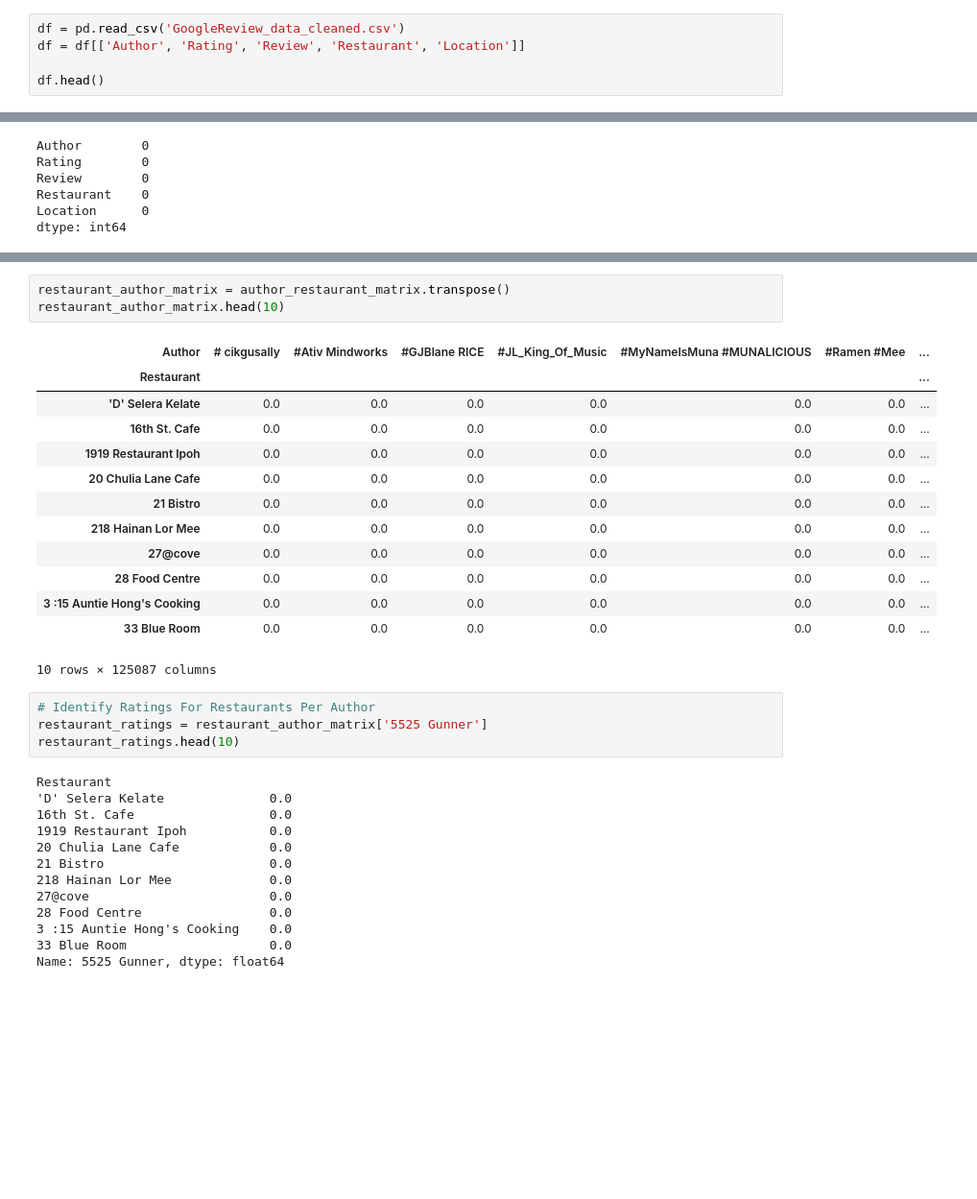
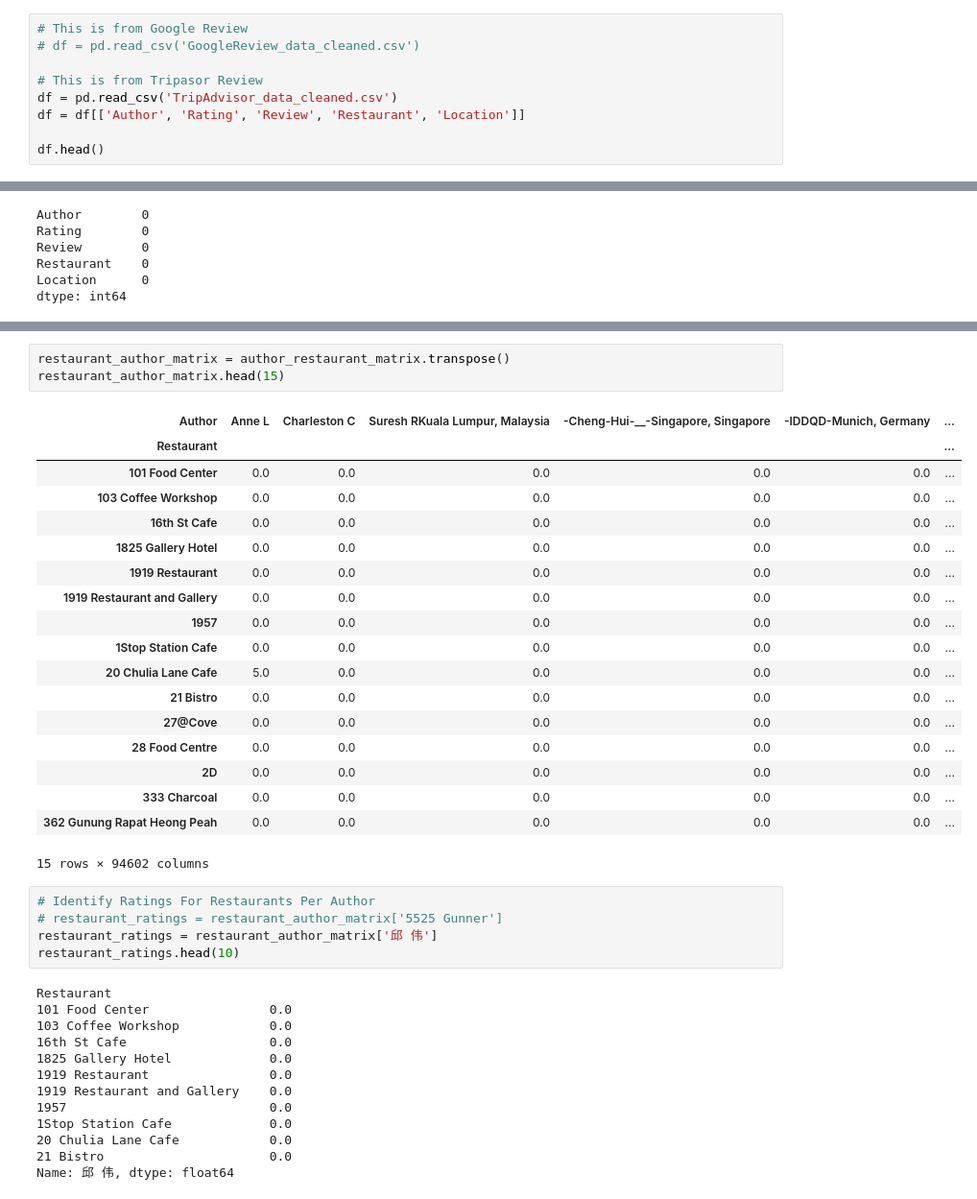
Before and after one commit to SheeYeap02/Restaurant-Recommender, a Jupyter notebook: User-Based Collaborative Filtering.ipynb, the cells around one changed output, grey strips where cells are left out. Shown at 96% size. Saved outputs shown, nothing was run; the diff lists cells and outputs as text; blank space fills up the shorter version.

```diff
--- a/User-Based Collaborative Filtering.ipynb
+++ b/User-Based Collaborative Filtering.ipynb
@@ -11,7 +11,11 @@ from nltk.tokenize import WordPunctTokenizer
 import warnings
 warnings.filterwarnings('ignore')
 # %%
-df = pd.read_csv('GoogleReview_data_cleaned.csv')
+# This is from Google Review
+# df = pd.read_csv('GoogleReview_data_cleaned.csv')
+
+# This is from Tripasor Review
+df = pd.read_csv('TripAdvisor_data_cleaned.csv')
 df = df[['Author', 'Rating', 'Review', 'Restaurant', 'Location']]
 
 df.head()
@@ -63,35 +78,41 @@ author_restaurant_matrix.head()
 # %%
 restaurant_author_matrix = author_restaurant_matrix.transpose()
-restaurant_author_matrix.head(10)
+restaurant_author_matrix.head(15)
 # %% [output]
-| Author | # cikgusally | #Ativ Mindworks | #GJBlane RICE | #JL_King_Of_Music | #MyNameIsMuna #MUNALICIOUS | #Ramen #Mee | ... |
-| Restaurant |  |  |  |  |  |  | ... |
-| 'D' Selera Kelate | 0.0 | 0.0 | 0.0 | 0.0 | 0.0 | 0.0 | ... |
-| 16th St. Cafe | 0.0 | 0.0 | 0.0 | 0.0 | 0.0 | 0.0 | ... |
-| 1919 Restaurant Ipoh | 0.0 | 0.0 | 0.0 | 0.0 | 0.0 | 0.0 | ... |
-| 20 Chulia Lane Cafe | 0.0 | 0.0 | 0.0 | 0.0 | 0.0 | 0.0 | ... |
-| 21 Bistro | 0.0 | 0.0 | 0.0 | 0.0 | 0.0 | 0.0 | ... |
-| 218 Hainan Lor Mee | 0.0 | 0.0 | 0.0 | 0.0 | 0.0 | 0.0 | ... |
-| 27@cove | 0.0 | 0.0 | 0.0 | 0.0 | 0.0 | 0.0 | ... |
-| 28 Food Centre | 0.0 | 0.0 | 0.0 | 0.0 | 0.0 | 0.0 | ... |
-| 3 :15 Auntie Hong's Cooking | 0.0 | 0.0 | 0.0 | 0.0 | 0.0 | 0.0 | ... |
-| 33 Blue Room | 0.0 | 0.0 | 0.0 | 0.0 | 0.0 | 0.0 | ... |
+| Author | Anne L | Charleston C | Suresh RKuala Lumpur, Malaysia | -Cheng-Hui-__-Singapore, Singapore | -IDDQD-Munich, Germany | ... |
+| Restaurant |  |  |  |  |  | ... |
+| 101 Food Center | 0.0 | 0.0 | 0.0 | 0.0 | 0.0 | ... |
+| 103 Coffee Workshop | 0.0 | 0.0 | 0.0 | 0.0 | 0.0 | ... |
+| 16th St Cafe | 0.0 | 0.0 | 0.0 | 0.0 | 0.0 | ... |
+| 1825 Gallery Hotel | 0.0 | 0.0 | 0.0 | 0.0 | 0.0 | ... |
+| 1919 Restaurant | 0.0 | 0.0 | 0.0 | 0.0 | 0.0 | ... |
+| 1919 Restaurant and Gallery | 0.0 | 0.0 | 0.0 | 0.0 | 0.0 | ... |
+| 1957 | 0.0 | 0.0 | 0.0 | 0.0 | 0.0 | ... |
+| 1Stop Station Cafe | 0.0 | 0.0 | 0.0 | 0.0 | 0.0 | ... |
+| 20 Chulia Lane Cafe | 5.0 | 0.0 | 0.0 | 0.0 | 0.0 | ... |
+| 21 Bistro | 0.0 | 0.0 | 0.0 | 0.0 | 0.0 | ... |
+| 27@Cove | 0.0 | 0.0 | 0.0 | 0.0 | 0.0 | ... |
+| 28 Food Centre | 0.0 | 0.0 | 0.0 | 0.0 | 0.0 | ... |
+| 2D | 0.0 | 0.0 | 0.0 | 0.0 | 0.0 | ... |
+| 333 Charcoal | 0.0 | 0.0 | 0.0 | 0.0 | 0.0 | ... |
+| 362 Gunung Rapat Heong Peah | 0.0 | 0.0 | 0.0 | 0.0 | 0.0 | ... |
-10 rows × 125087 columns
+15 rows × 94602 columns
 # %%
 # Identify Ratings For Restaurants Per Author
-restaurant_ratings = restaurant_author_matrix['5525 Gunner']
+# restaurant_ratings = restaurant_author_matrix['5525 Gunner']
+restaurant_ratings = restaurant_author_matrix['邱 伟']
 restaurant_ratings.head(10)
 # %% [output]
 Restaurant
-'D' Selera Kelate              0.0
-16th St. Cafe                  0.0
-1919 Restaurant Ipoh           0.0
+101 Food Center                0.0
+103 Coffee Workshop            0.0
+16th St Cafe                   0.0
+1825 Gallery Hotel             0.0
+1919 Restaurant                0.0
+1919 Restaurant and Gallery    0.0
+1957                           0.0
+1Stop Station Cafe             0.0
 20 Chulia Lane Cafe            0.0
 21 Bistro                      0.0
-218 Hainan Lor Mee             0.0
-27@cove                        0.0
-28 Food Centre                 0.0
-3 :15 Auntie Hong's Cooking    0.0
-33 Blue Room                   0.0
-Name: 5525 Gunner, dtype: float64
+Name: 邱 伟, dtype: float64
 # %%
```
Also changed, not shown: parts of 17 cells of this notebook, 3 other files.
